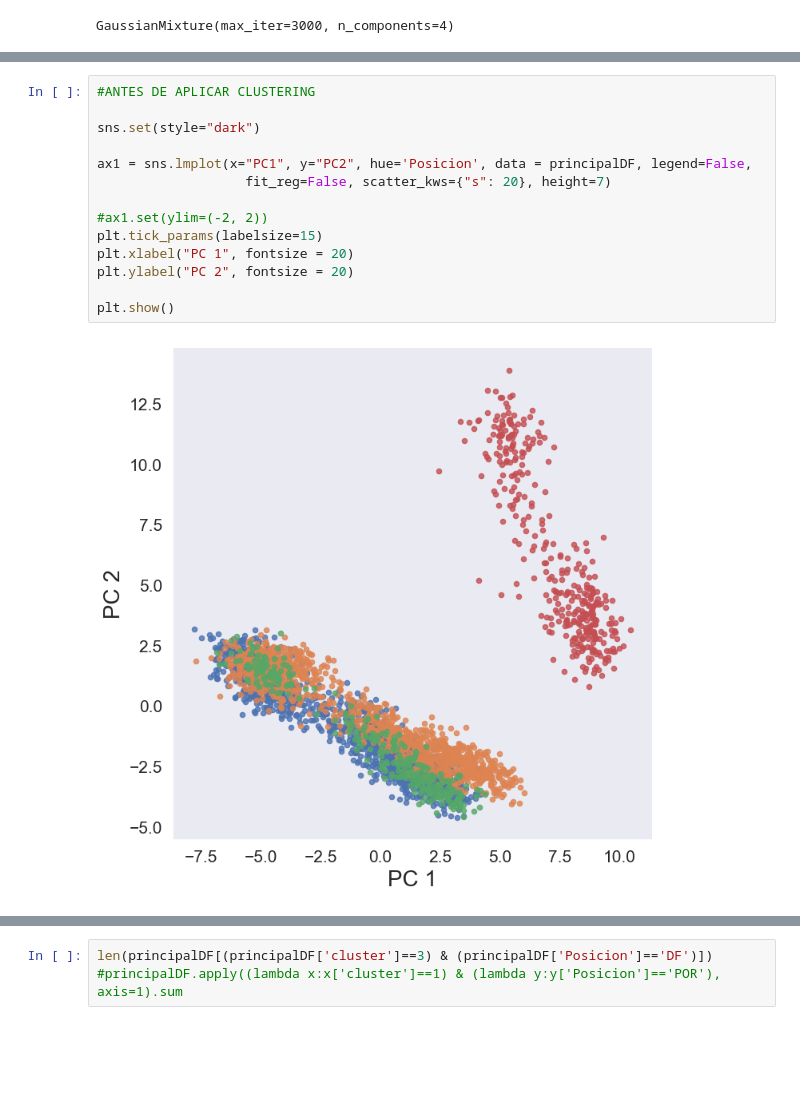
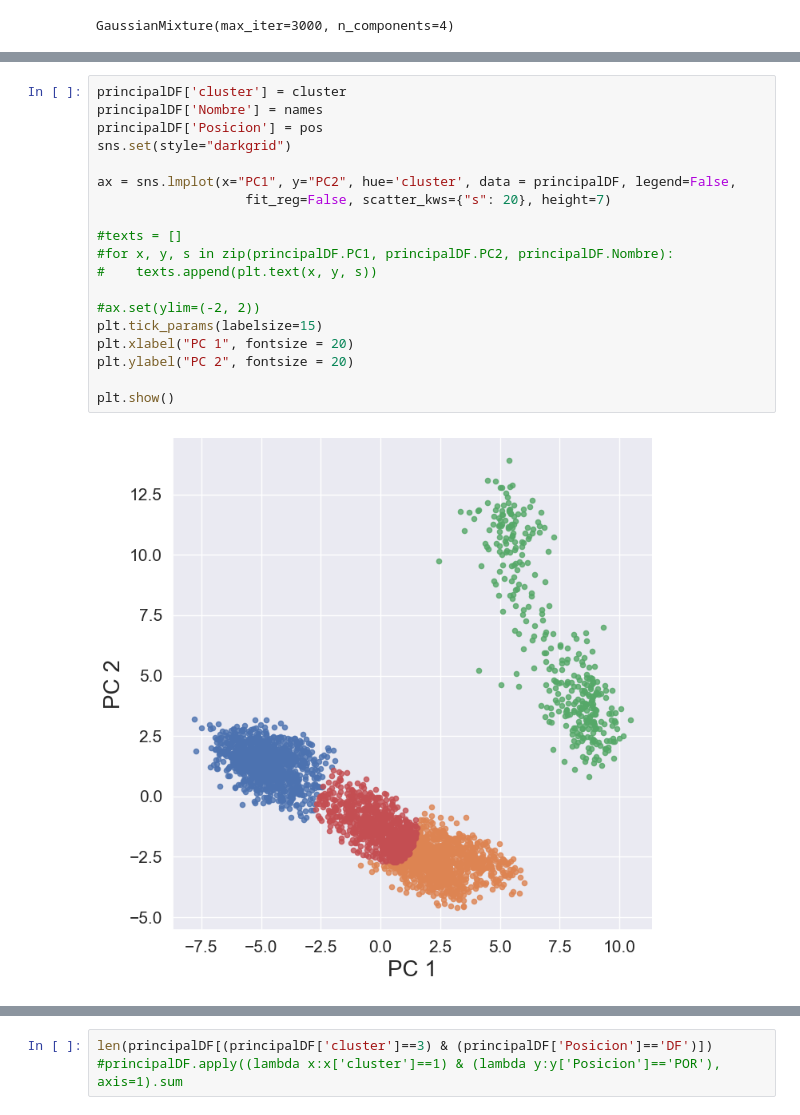
Before and after one commit to piero0090/Tesis-Sem-I, a Jupyter notebook: EM/Prueba1.ipynb, the cells around one changed output, grey strips where cells are left out. Saved outputs shown, nothing was run; the diff lists cells and outputs as text; blank space fills up the shorter version.

```diff
--- a/EM/Prueba1.ipynb
+++ b/EM/Prueba1.ipynb
@@ -122,16 +115,21 @@ principalDF['Posicion'] = pos
 # %%
-#ANTES DE APLICAR CLUSTERING
+principalDF['cluster'] = cluster
+principalDF['Nombre'] = names
+principalDF['Posicion'] = pos
+sns.set(style="darkgrid")
 
-sns.set(style="dark")
-
-ax1 = sns.lmplot(x="PC1", y="PC2", hue='Posicion', data = principalDF, legend=False,
+ax = sns.lmplot(x="PC1", y="PC2", hue='cluster', data = principalDF, legend=False,
                    fit_reg=False, scatter_kws={"s": 20}, height=7)
 
-#ax1.set(ylim=(-2, 2))
+#texts = []
+#for x, y, s in zip(principalDF.PC1, principalDF.PC2, principalDF.Nombre):
+#    texts.append(plt.text(x, y, s))
+
+#ax.set(ylim=(-2, 2))
 plt.tick_params(labelsize=15)
 plt.xlabel("PC 1", fontsize = 20)
 plt.ylabel("PC 2", fontsize = 20)
 
 plt.show()
 # %% [output]
-[figure, old version]
+[figure, new version]
```
Also changed, not shown: parts of 8 cells of this notebook, 1 other file.
